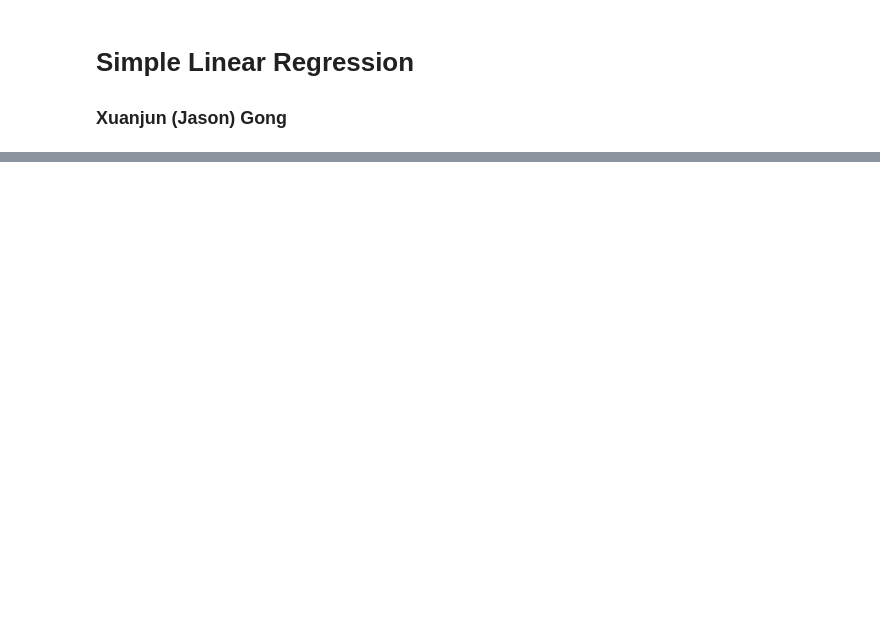
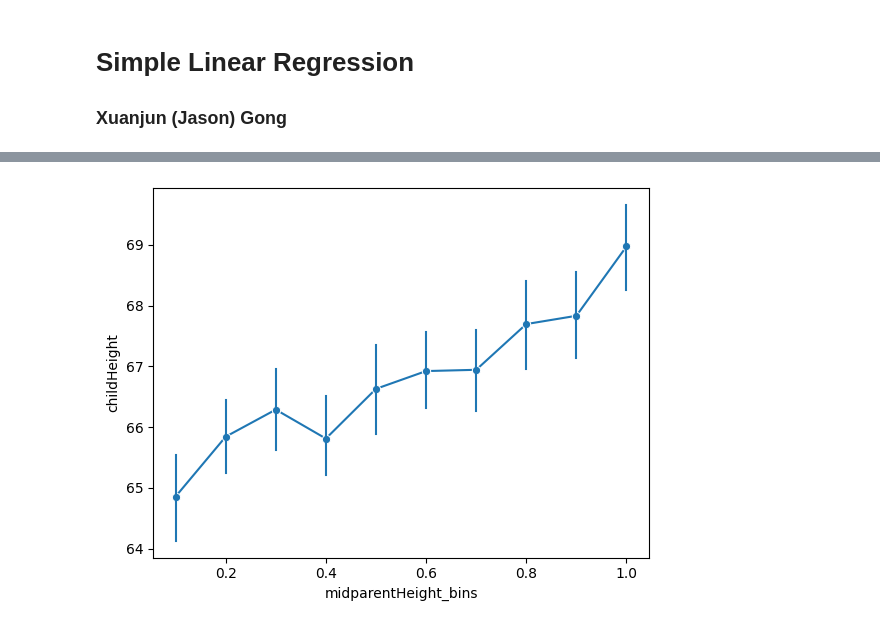
Before and after one commit to jasongong11/advanced_quantitative_research_method, a Jupyter notebook: Lecture5/Lecture5_simple_linear_regression.ipynb, the cells around one changed output, grey strips where cells are left out. Cells and saved outputs as stored; diff of their text form; code cells hidden in the pictures; blank space fills up the shorter version.

```diff
--- a/Lecture5/Lecture5_simple_linear_regression.ipynb
+++ b/Lecture5/Lecture5_simple_linear_regression.ipynb
@@ -6,0 +72,6 @@
+# %%
+sns.lineplot(data=children_height_df, x="midparentHeight_bins", y="childHeight",
+             err_style="bars", marker='o')
+plt.show()
+# %% [output]
+[figure, added]
```
Also changed, not shown: parts of 9 cells of this notebook, 8 other files.
